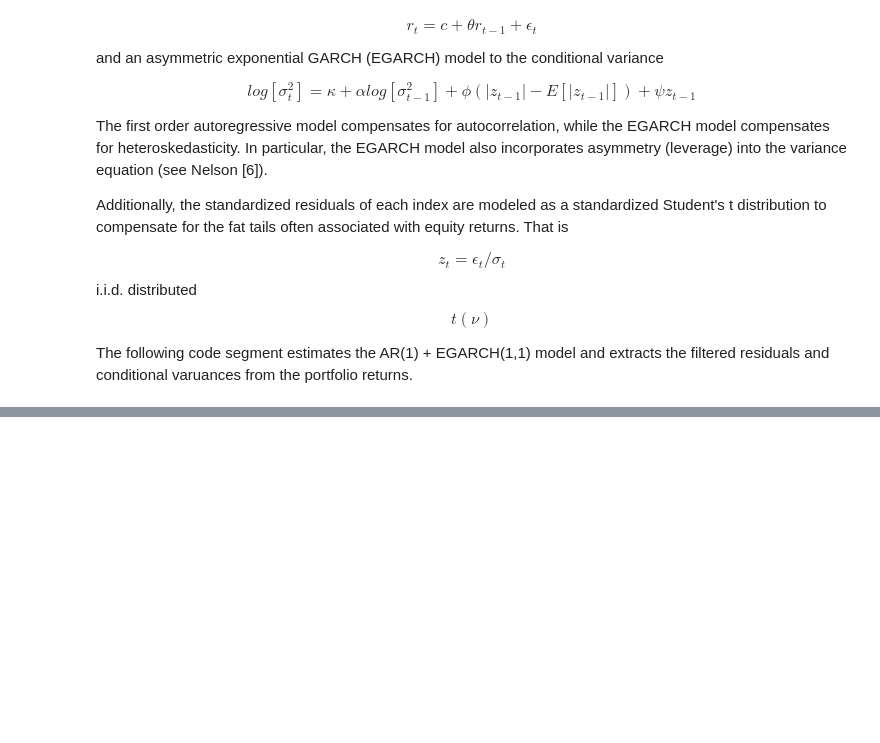
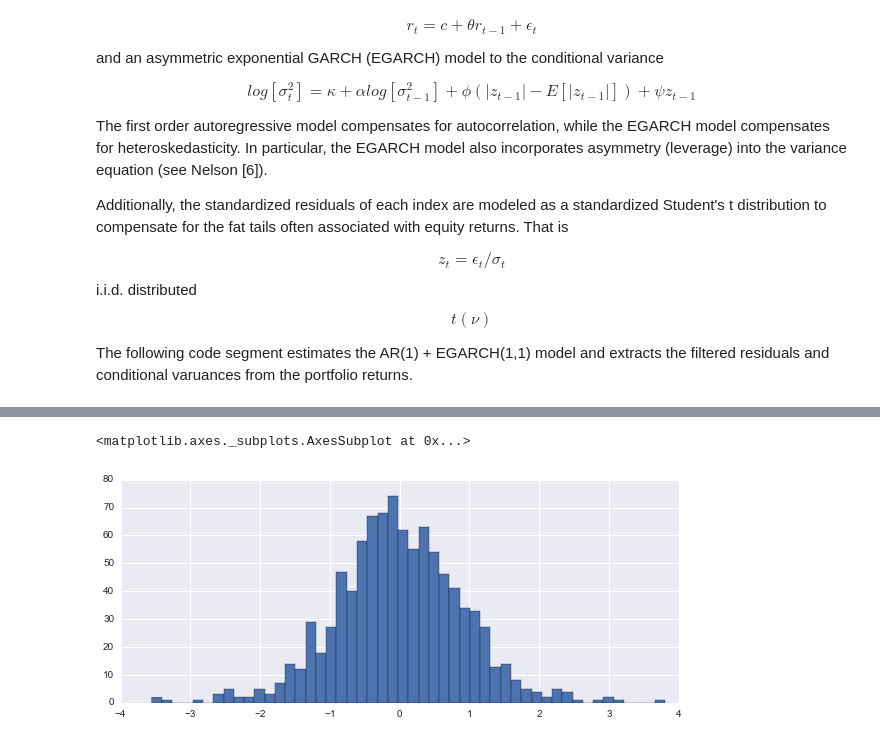
Before and after one commit to mvaz/financial-notebooks, a Jupyter notebook: Value at Risk.ipynb, the cells around one changed output, grey strips where cells are left out. Cells and saved outputs as stored; diff of their text form; code cells hidden in the pictures; blank space fills up the shorter version.

```diff
--- a/Value at Risk.ipynb
+++ b/Value at Risk.ipynb
@@ -93,0 +122,10 @@ widgets.interact(mk_ewma_plot, com=(2., 30.))
+# %%
+_std = pd.ewmstd( rets, com=20)
+_mu = pd.ewma(rets, com=20)
+
+residuals = ((rets - _mu)/ _std )
+residuals = residuals.ix[20:]
+residuals.hist(bins=50)
+# %% [output]
+<matplotlib.axes._subplots.AxesSubplot at 0x...>
+[figure, added]
```
Also changed, not shown: parts of 23 cells of this notebook.
